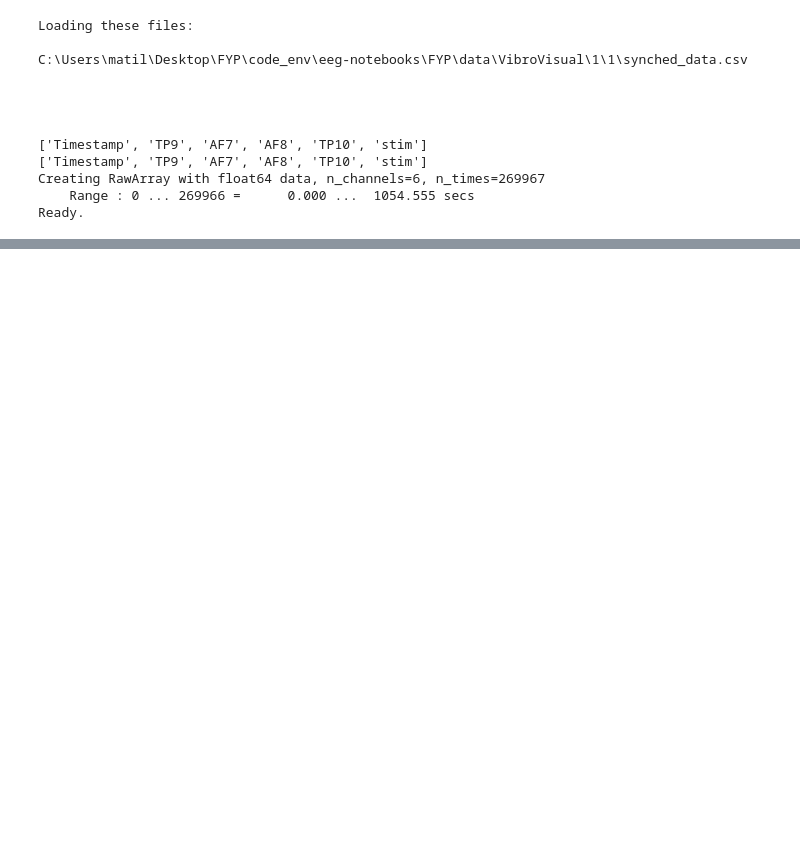
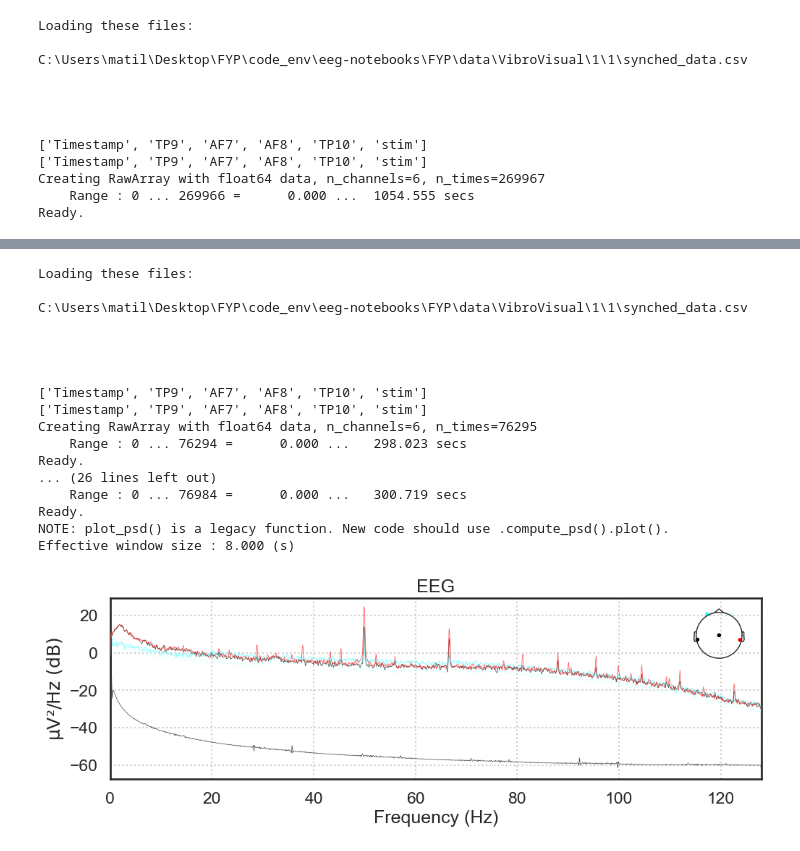
Before and after one commit to mp2419/eeg-notebooks, a Jupyter notebook: FYP/utils/basics/load_n_spectrum.ipynb, the cells around one changed output, grey strips where cells are left out. Drawn from its saved outputs; the diff is of its cells as text; code cells hidden in the pictures; blank space fills up the shorter version.

```diff
--- a/FYP/utils/basics/load_n_spectrum.ipynb
+++ b/FYP/utils/basics/load_n_spectrum.ipynb
@@ -165,0 +158,24 @@ Effective window size : 8.000 (s)
+# %%
+raw_1 = load_csv_as_raw(["C:\\Users\\matil\\Desktop\\FYP\\code_env\\eeg-notebooks\\FYP\\data\\VibroVisual\\1\\1\\synched_data.csv"],256, [0,1,2,3, 4])
+raw_2 = load_csv_as_raw(["C:\\Users\\matil\\Desktop\\FYP\\code_env\\eeg-notebooks\\FYP\\data\\AudioVisual\\1\\1\\synched_data.csv"],256, [0,1,2,3, 4])
+raw_3 = load_csv_as_raw(["C:\\Users\\matil\\Desktop\\FYP\\code_env\\eeg-notebooks\\FYP\\data\\ShapeVisual\\1\\1\\synched_data.csv"],256, [0,1,2,3,4])
+raw_2.plot_psd()
+# %% [output]
+Loading these files:
+
+C:\Users\matil\Desktop\FYP\code_env\eeg-notebooks\FYP\data\VibroVisual\1\1\synched_data.csv
+
+
+
+
+['Timestamp', 'TP9', 'AF7', 'AF8', 'TP10', 'stim']
+['Timestamp', 'TP9', 'AF7', 'AF8', 'TP10', 'stim']
+Creating RawArray with float64 data, n_channels=6, n_times=76295
+    Range : 0 ... 76294 =      0.000 ...   298.023 secs
+Ready.
+... (26 lines left out)
+    Range : 0 ... 76984 =      0.000 ...   300.719 secs
+Ready.
+NOTE: plot_psd() is a legacy function. New code should use .compute_psd().plot().
+Effective window size : 8.000 (s)
+[figure, added]
```
Also changed, not shown: parts of 2 cells of this notebook, 1 other file.
